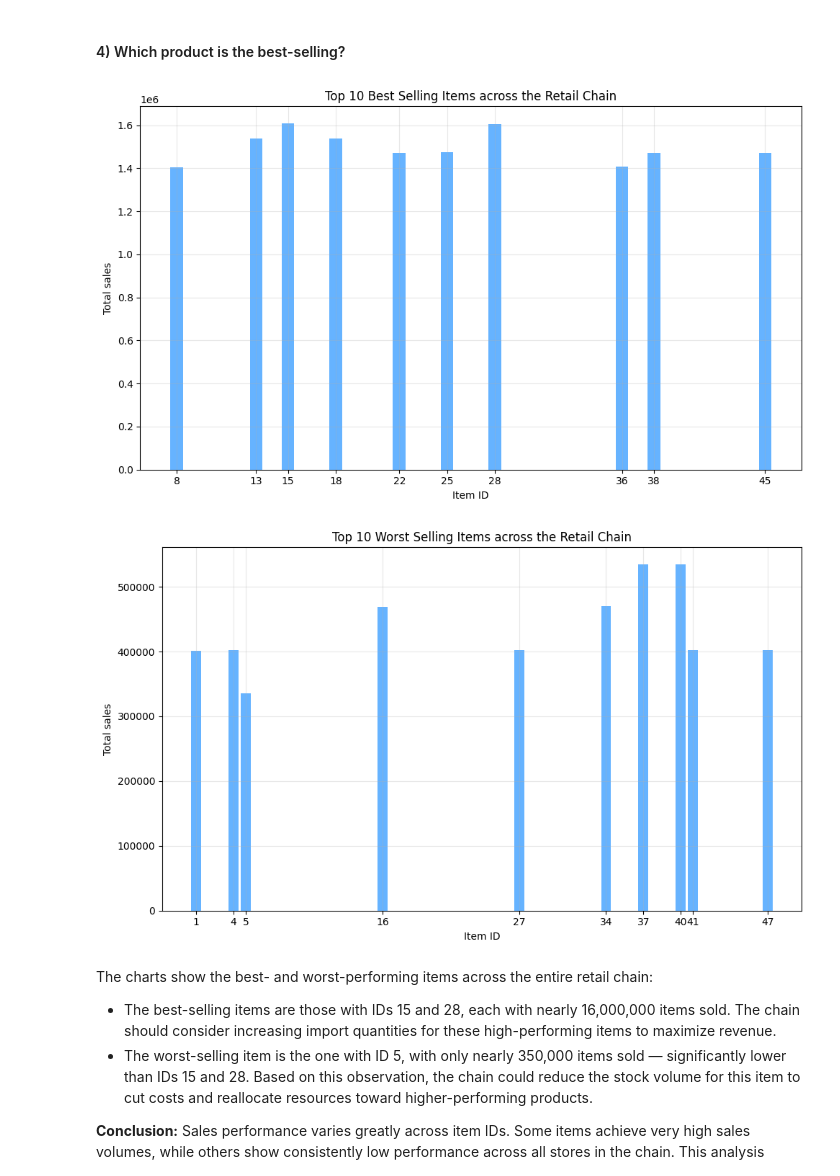
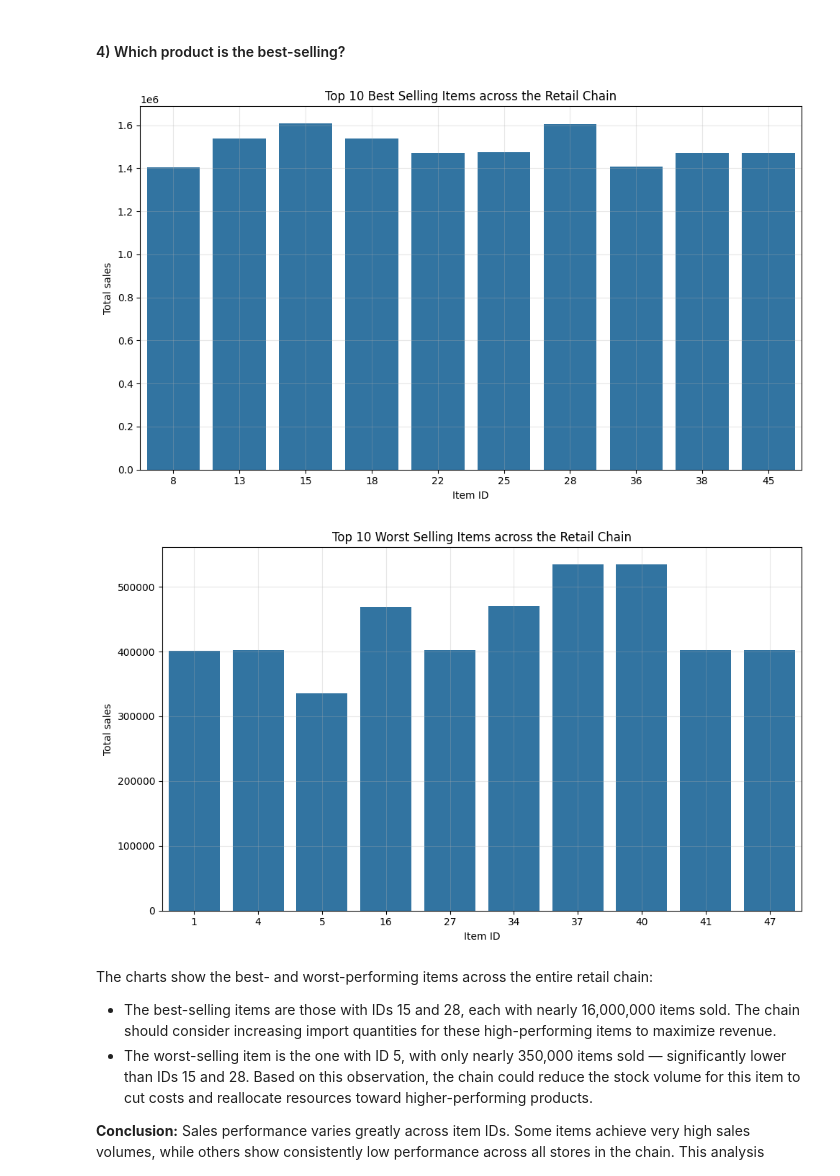
Before and after one commit to trhkimngan22/Inventory-Optimization-for-Retail-Chain, a Jupyter notebook: src/notebook.ipynb, the cells around one changed output. Saved outputs shown, nothing was run; the diff lists cells and outputs as text; code cells hidden in the pictures.

```diff
--- a/src/notebook.ipynb
+++ b/src/notebook.ipynb
@@ -175,0 +178,3 @@ df.head()
+# %%
+df['quarter'] = df['date'].dt.quarter
+df.head()
@@ -298,32 +346,36 @@ The chart shows the monthly sales patterns across all stores as follows:
 #### 4) Which product is the best-selling?
 # %%
 # top 10 best selling items
-sales_by_item = df.groupby('item')['sales'].sum().sort_values(ascending=False).head(10)
+item_sales = df.groupby("item")["sales"].sum().reset_index()
+# Top-10 items
+top_items = item_sales.sort_values(by="sales", ascending=False).head(10)
+
 plt.figure(figsize=(10, 6))
-plt.bar(sales_by_item.index, sales_by_item.values, color='#66b3ff')
+sns.barplot(x="item", y="sales", data=top_items)
 plt.xlabel('Item ID')
 plt.ylabel('Total sales')
 plt.title('Top 10 Best Selling Items across the Retail Chain')
-plt.xticks(sales_by_item.index)
 plt.grid(True, alpha=0.3)
 plt.tight_layout()
 plt.show()
 # %% [output]
-[figure, old version]
+[figure, new version]
 # %%
 # top 10 worst selling items
-sales_by_item = df.groupby('item')['sales'].sum().sort_values(ascending=True).head(10)
+item_sales = df.groupby("item")["sales"].sum().reset_index()
+# Top-10 items
+top_items = item_sales.sort_values(by="sales", ascending=True).head(10)
+
 plt.figure(figsize=(10, 6))
-plt.bar(sales_by_item.index, sales_by_item.values, color='#66b3ff')
+sns.barplot(x="item", y="sales", data=top_items)
 plt.xlabel('Item ID')
 plt.ylabel('Total sales')
 plt.title('Top 10 Worst Selling Items across the Retail Chain')
-plt.xticks(sales_by_item.index)
 plt.grid(True, alpha=0.3)
 plt.tight_layout()
 plt.show()
 # %% [output]
-[figure, old version]
+[figure, new version]
 # %% [markdown]
 The charts show the best- and worst-performing items across the entire retail chain:
 - The best-selling items are those with IDs 15 and 28, each with nearly 16,000,000 items sold. The chain should consider increasing import quantities for these high-performing items to maximize revenue.
```
Also changed, not shown: parts of 13 cells of this notebook.
